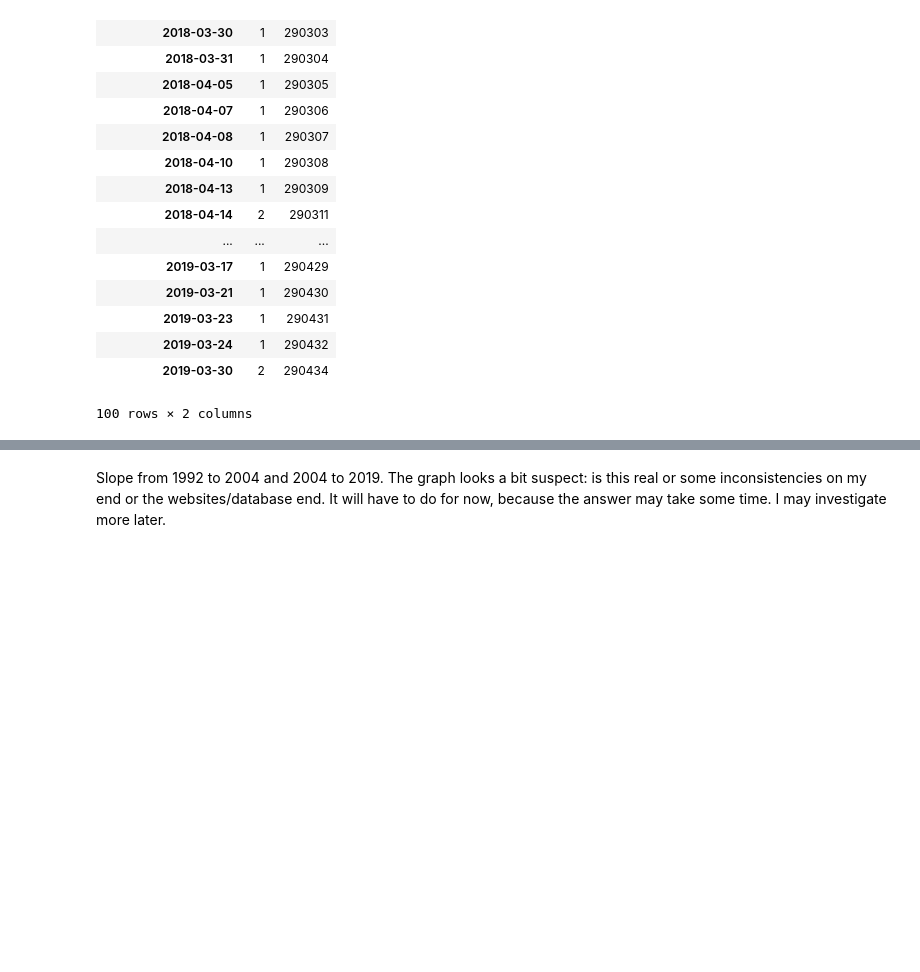
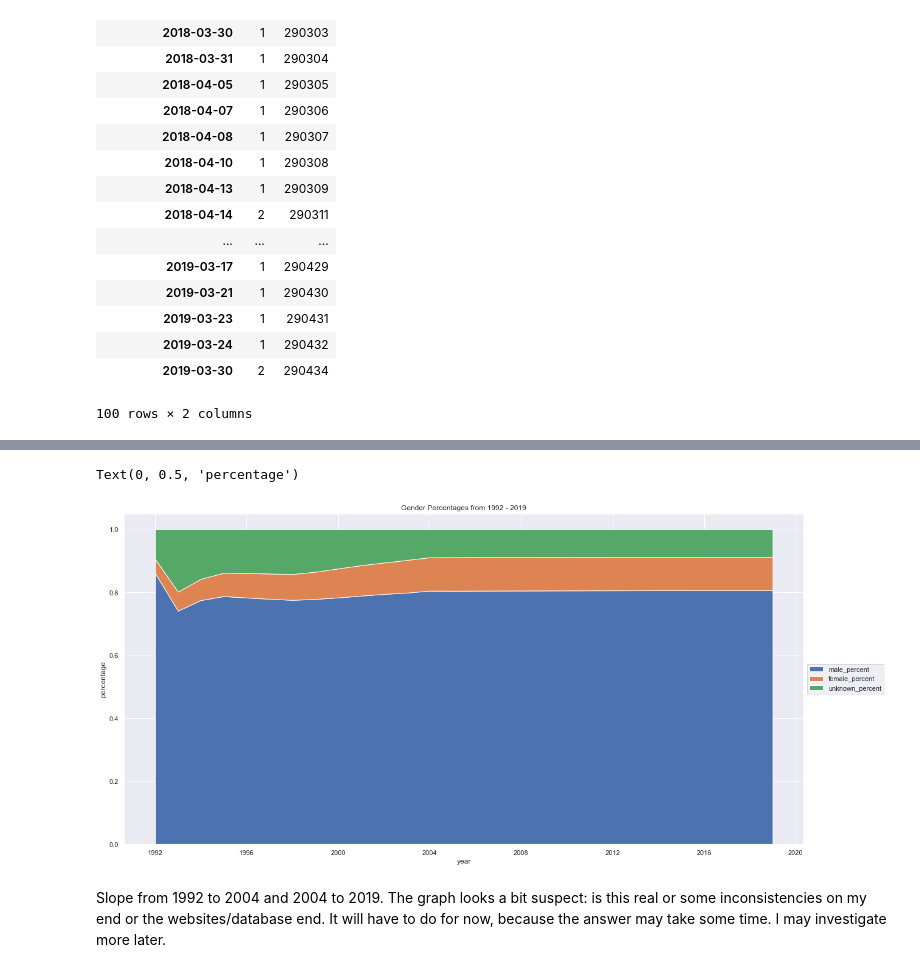
Before and after one commit to AstroBoy1/chess-ds, a Jupyter notebook: chess_exploration.ipynb, the cells around one changed output, grey strips where cells are left out. Cells and saved outputs as stored; diff of their text form; code cells hidden in the pictures; blank space fills up the shorter version.

```diff
--- a/chess_exploration.ipynb
+++ b/chess_exploration.ipynb
@@ -59,0 +107,5 @@ year_count.index = pd.to_datetime(year_count.index)
+# %%
+year_count_y = year_count.asfreq(freq='Y', method='pad')
+year_count_m_y = year_count_m.asfreq(freq='Y', method='pad')
+year_count_f_y = year_count_f.asfreq(freq='Y', method='pad')
+year_count_u_y = year_count_u.asfreq(freq='Y', method='pad')
@@ -60,3 +116,10 @@ year_count.index = pd.to_datetime(year_count.index)
+# %%
+year_percents_gender['m_percent'] = [m / a for m, a in zip(year_count_m_y['cumsum'], year_count_y['cumsum'])]
+year_percents_gender['f_percent'] = [m / a for m, a in zip(year_count_f_y['cumsum'], year_count_y['cumsum'])]
+#year_percents_gender['u_percent'] = [m / a for m, a in zip(year_count_u_y['cumsum'], year_count_y['cumsum'])]
+year_percents_gender['u_percent'] = [1 - x - y for x, y in zip(year_percents_gender['m_percent'], year_percents_gender['f_percent'])]
+# %%
+year_percents_gender.index = year_count_y.index
 # %%
 year_count[-100:]
 # %% [output]
@@ -91,3 +163,13 @@ Text(0, 0.5, 'Number of chess players')
+# %%
+fig, ax = plt.subplots(figsize=(20, 10))
+ax.stackplot(x, year_percents_gender['m_percent'], year_percents_gender['f_percent'], year_percents_gender['u_percent'], labels=labels)
+ax.legend(loc='center left', bbox_to_anchor=(1, 0.5))
+plt.title("Gender Percentages from 1992 - 2019")
+plt.xlabel("year")
+plt.ylabel("percentage")
+# %% [output]
+Text(0, 0.5, 'percentage')
+[figure, added]
 # %% [markdown]
 Slope from 1992 to 2004 and 2004 to 2019. The graph looks a bit suspect: is this real or some inconsistencies on my end or the websites/database end. It will have to do for now, because the answer may take some time. I may investigate more later.
 # %%
```
Also changed, not shown: parts of 19 cells of this notebook, 1 other file.
